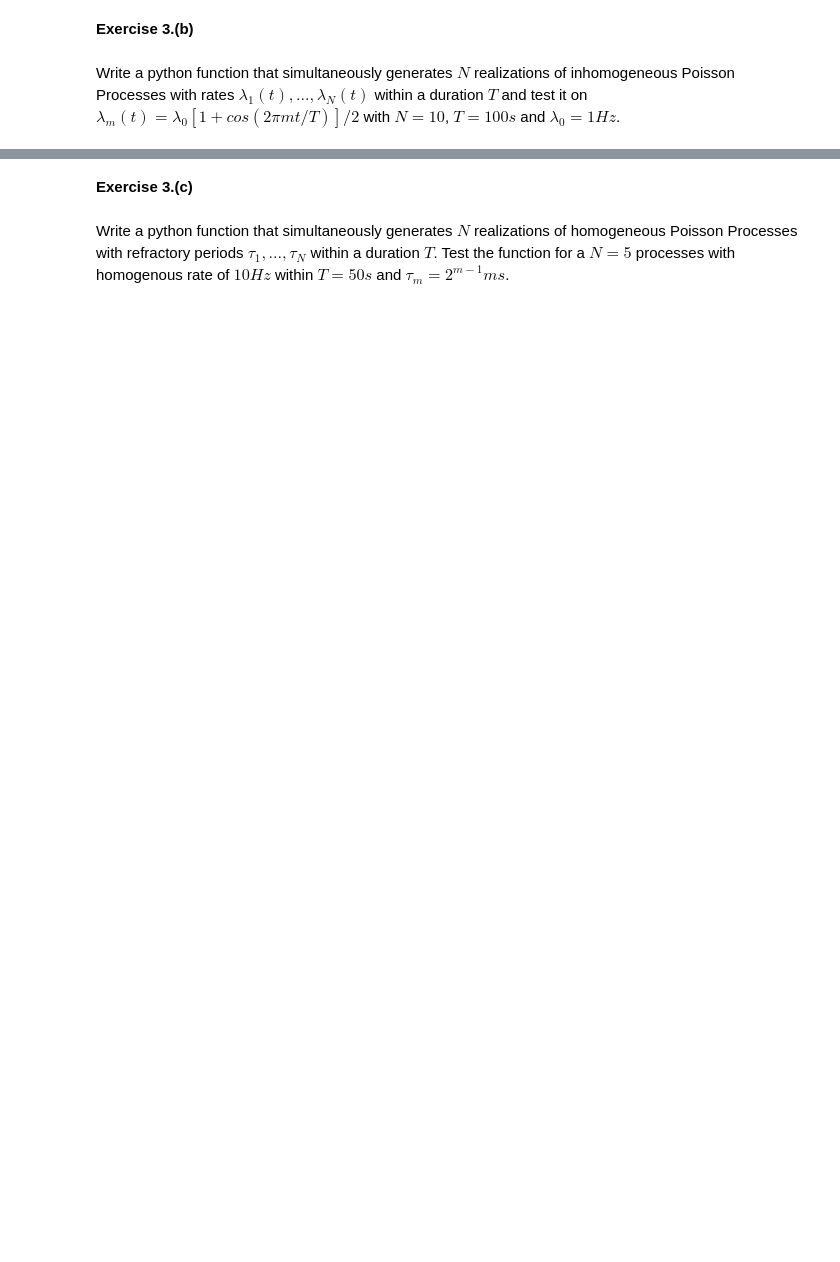
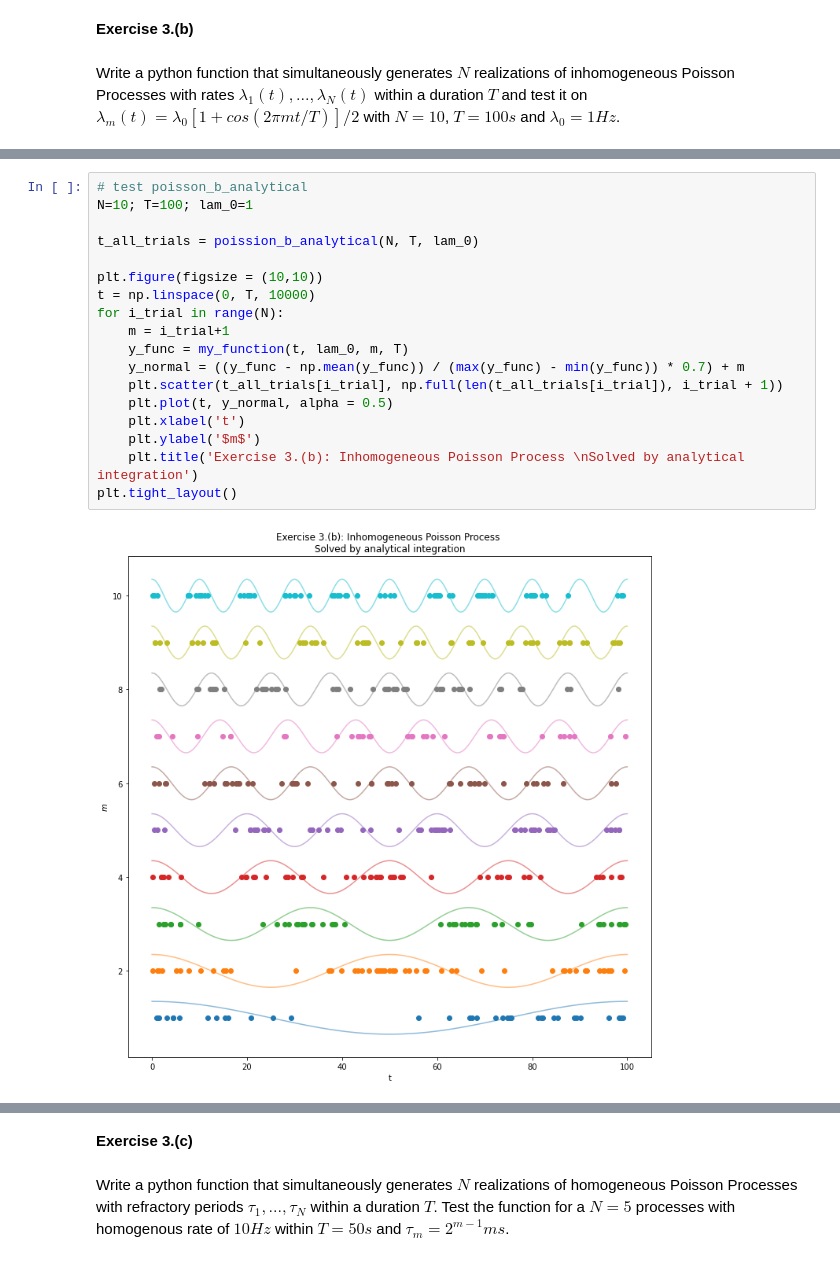
Before and after one commit to katjakleespies/tnc-exercises, a Jupyter notebook: 1_exercises_katja.ipynb, the cells around one changed output, grey strips where cells are left out. Saved outputs shown, nothing was run; the diff lists cells and outputs as text; blank space fills up the shorter version.

```diff
--- a/1_exercises_katja.ipynb
+++ b/1_exercises_katja.ipynb
@@ -83 +124,21 @@ plt.tight_layout()
+# %%
+# test poisson_b_analytical
+N=10; T=100; lam_0=1
+
+t_all_trials = poission_b_analytical(N, T, lam_0)
+
+plt.figure(figsize = (10,10))
+t = np.linspace(0, T, 10000)
+for i_trial in range(N):
+    m = i_trial+1
+    y_func = my_function(t, lam_0, m, T)
+    y_normal = ((y_func - np.mean(y_func)) / (max(y_func) - min(y_func)) * 0.7) + m
+    plt.scatter(t_all_trials[i_trial], np.full(len(t_all_trials[i_trial]), i_trial + 1))
+    plt.plot(t, y_normal, alpha = 0.5)
+    plt.xlabel('t')
+    plt.ylabel('$m$')
+    plt.title('Exercise 3.(b): Inhomogeneous Poisson Process \nSolved by analytical integration')
+plt.tight_layout()
+# %% [output]
+[figure, added]
 # %%
```
Also changed, not shown: parts of 15 cells of this notebook.
